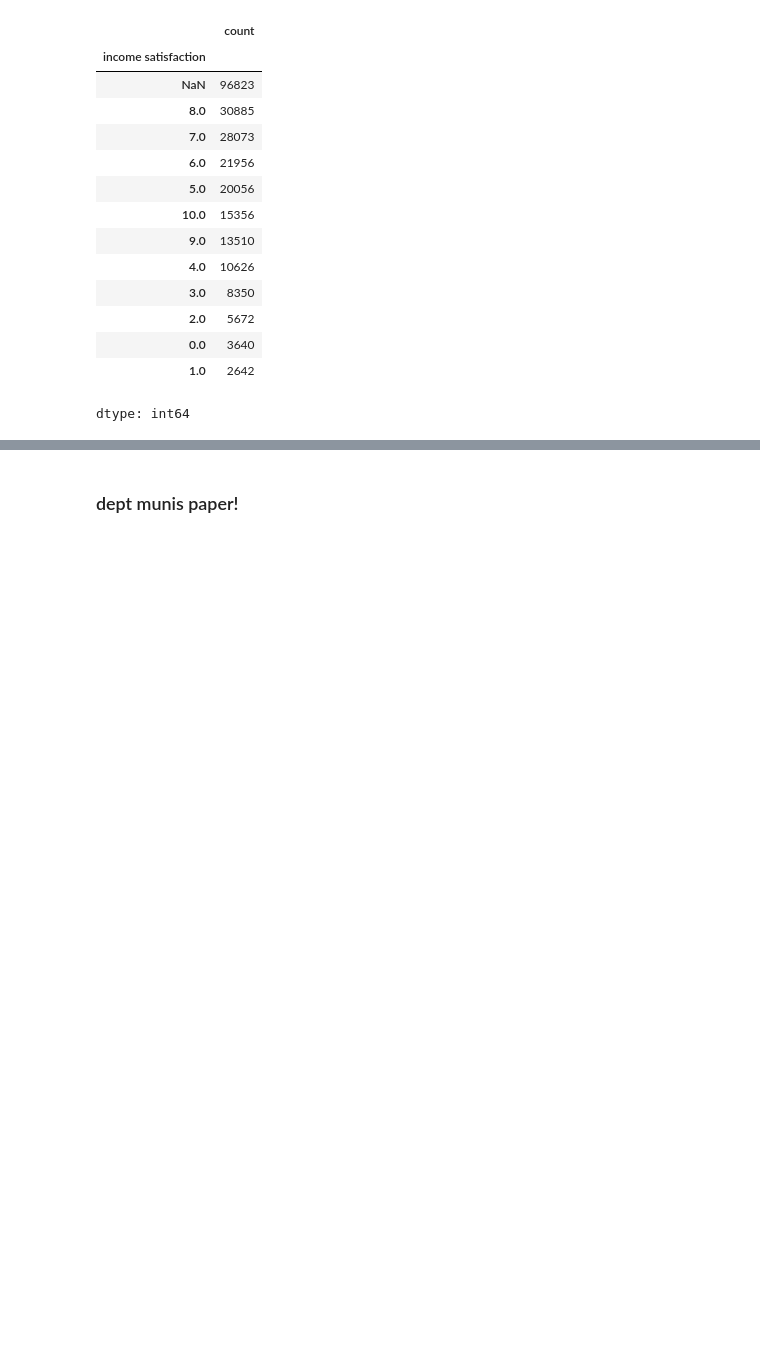
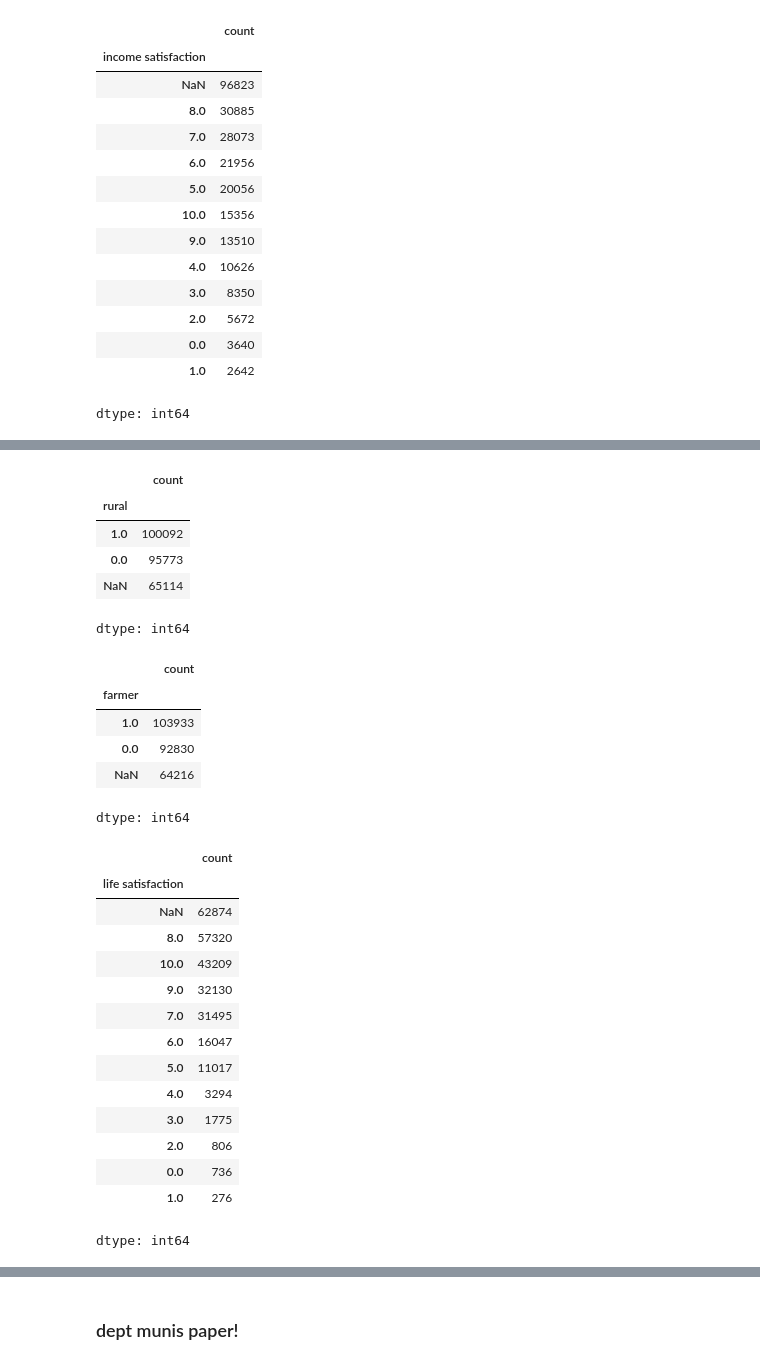
Before and after one commit to theaok/linaColMex, a Jupyter notebook: linaColMex.ipynb, the cells around one changed output, grey strips where cells are left out. Drawn from its saved outputs; the diff is of its cells as text; code cells hidden in the pictures; blank space fills up the shorter version.

```diff
--- a/linaColMex.ipynb
+++ b/linaColMex.ipynb
@@ -670,0 +705,32 @@ plt.grid(axis='y', linestyle='--', alpha=0.7)
+# %%
+col.rural.value_counts(dropna=False)
+col.farmer.value_counts(dropna=False)
+col['life satisfaction'].value_counts(dropna=False)
+# %% [output]
+|  | count |
+| rural |  |
+| 1.0 | 100092 |
+| 0.0 | 95773 |
+| NaN | 65114 |
+dtype: int64
+|  | count |
+| farmer |  |
+| 1.0 | 103933 |
+| 0.0 | 92830 |
+| NaN | 64216 |
+dtype: int64
+|  | count |
+| life satisfaction |  |
+| NaN | 62874 |
+| 8.0 | 57320 |
+| 10.0 | 43209 |
+| 9.0 | 32130 |
+| 7.0 | 31495 |
+| 6.0 | 16047 |
+| 5.0 | 11017 |
+| 4.0 | 3294 |
+| 3.0 | 1775 |
+| 2.0 | 806 |
+| 0.0 | 736 |
+| 1.0 | 276 |
+dtype: int64
```
Also changed, not shown: parts of 12 cells of this notebook.
